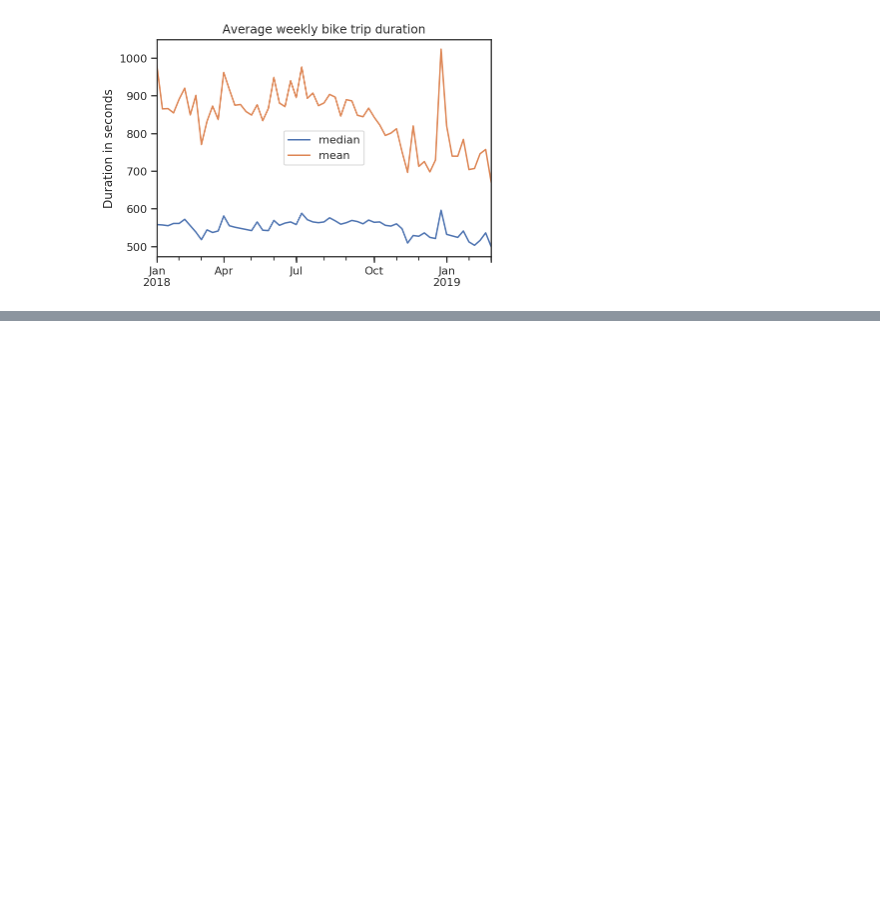
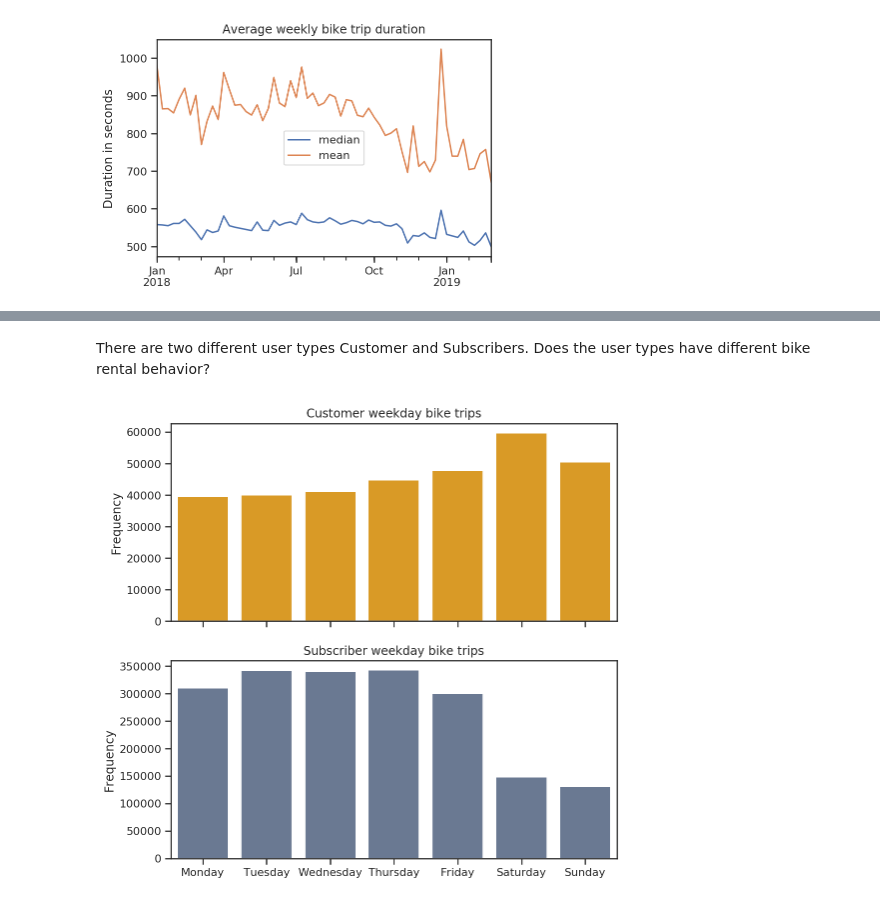
Before and after one commit to marcusholmgren/bikeshare-analysis, a Jupyter notebook: fordgobike-analysis.ipynb, the cells around one changed output, grey strips where cells are left out. Saved outputs shown, nothing was run; the diff lists cells and outputs as text; code cells hidden in the pictures; blank space fills up the shorter version.

Commit message:
feat: Complete the Explainatory Data Analysis
Update README
Add Slide Deck from the Jupyter Notebook analysis
Add Jupyter Notebook Toggle Template

```diff
--- a/fordgobike-analysis.ipynb
+++ b/fordgobike-analysis.ipynb
@@ -495,9 +438,5 @@ ax.tick_params(axis='x',
 # %%
-userstart = bikeshare_df[['user_type', 'start_time', 'duration_sec']]
+userstart = bikeshare_df[['user_type', 'start_time', 'duration_sec']].copy()
 userstart['weekday'] = userstart.start_time.dt.weekday_name
-#userstart.set_index('start_time', inplace=True)
-#del userstart['start_time']
-
-#userstart.head()
 userstart.groupby(['weekday', 'user_type'])['duration_sec'].median()
 # %% [output]
@@ -536,0 +512,23 @@ The pairplot for user_type over duration_sec, bike_id, and member_birth_year is
+# %% [markdown]
+There are two different user types Customer and Subscribers.
+Does the user types have different bike rental behavior?
+# %%
+fig, (ax1, ax2) = plt.subplots(nrows=2, ncols=1, sharex=True, figsize = (8, 8))
+
+sns.countplot(x='weekday',
+              data=userstart[userstart.user_type == 'Customer'],
+              order=weekday_names,
+              color='orange',
+              saturation=0.7,
+              ax=ax1)
+ax1.set(xlabel='', ylabel='Frequency', title='Customer weekday bike trips')
+
+sns.countplot(x='weekday',
+                   data=userstart[userstart.user_type == 'Subscriber'],
+                   order=weekday_names,
+                   color='b',
+                   saturation=0.4,
+                   ax=ax2)
+ax2.set(xlabel='', ylabel='Frequency', title='Subscriber weekday bike trips');
+# %% [output]
+[figure, added]
```
Also changed, not shown: parts of 39 cells of this notebook, 5 other files.
